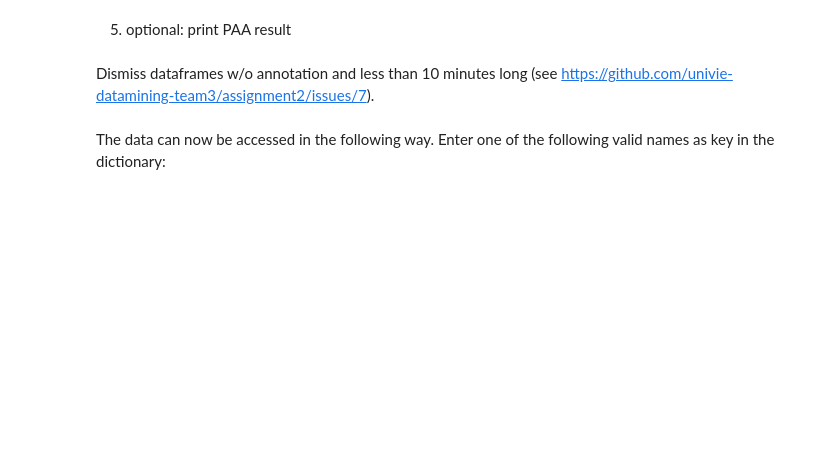
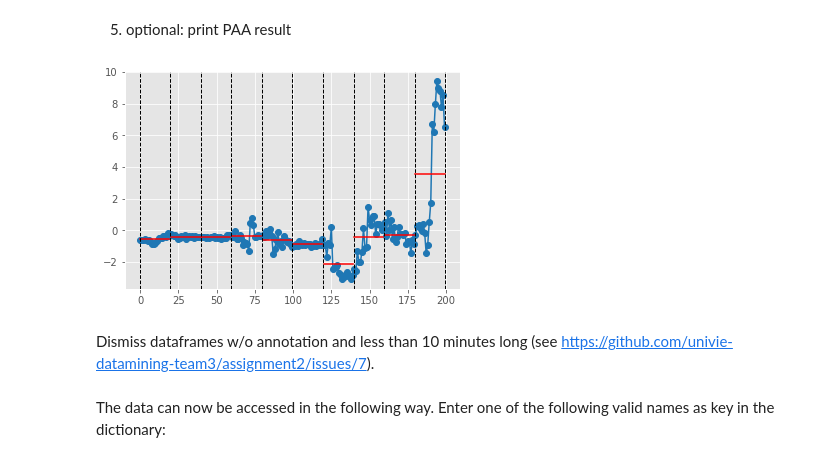
Before and after one commit to univie-datamining-team3/assignment2, a Jupyter notebook: notebooks/1.0-lm-basic-data-exploration.ipynb, the cells around one changed output. Drawn from its saved outputs; the diff is of its cells as text; code cells hidden in the pictures; blank space fills up the shorter version.

```diff
--- a/notebooks/1.0-lm-basic-data-exploration.ipynb
+++ b/notebooks/1.0-lm-basic-data-exploration.ipynb
@@ -116,4 +137,4 @@ Now that the data has been downloaded, we can read it from file and start to exp
 #from data.preprocessing import Preprocessor as pc
 # read data per trip by for all users by invoking: get_data_per_trip(dir_name="raw")
 #dfs=pc.get_data_per_trip(dir_name="raw")
-dfs = Preprocessor.get_data_per_token('355007075245007')
+dfs = Preprocessor.get_data_per_token('868049020858898')
@@ -396,7 +260,9 @@ print("second:",datetime.fromtimestamp(paa_df['time'][4] / 1e3))
 # %% [markdown]
 5) optional: print PAA result
 # %%
-Preprocessor.plot_paa(np.array(new_sensor_data['x'].head(200)), w_size=20)
+plot_paa(np.array(new_sensor_data['x'].head(200)), window_size=20,output_size=None,overlapping=False,marker='o')
+# %% [output]
+[figure, added]
 # %% [markdown]
 Dismiss dataframes w/o annotation and less than 10 minutes long (see https://github.com/univie-datamining-team3/assignment2/issues/7).
 # %%
```
Also changed, not shown: parts of 39 cells of this notebook, 3 other files.
